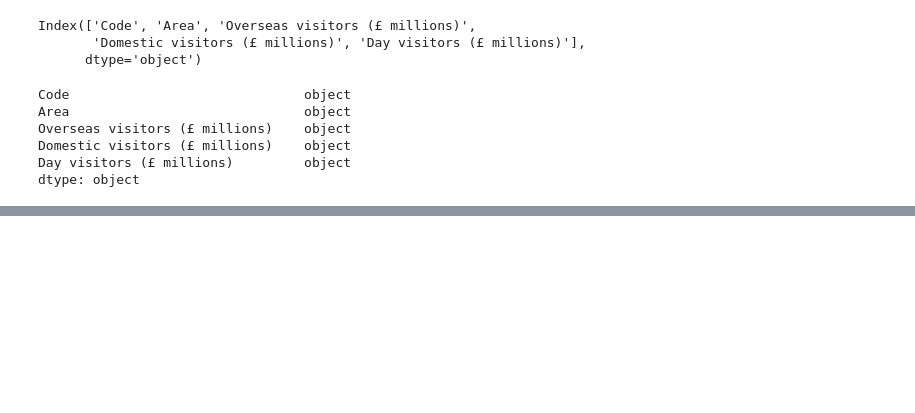
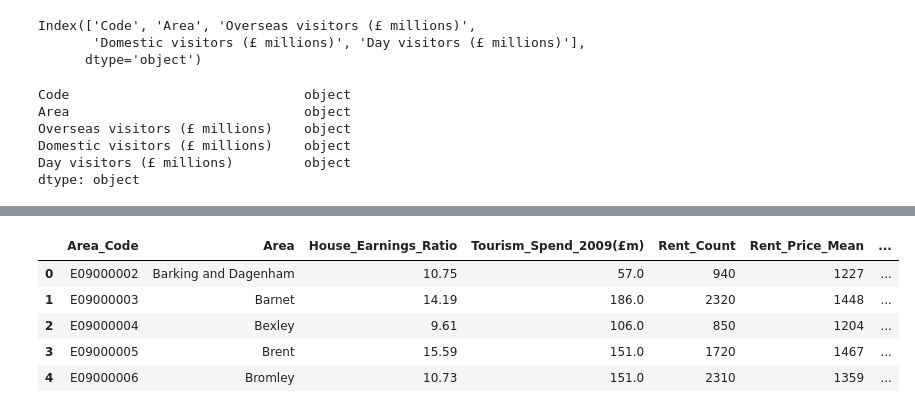
Before and after one commit to MurrayChapman17/QMAssessment3Code, a Jupyter notebook: AssessmentCode.ipynb, the cells around one changed output, grey strips where cells are left out. Drawn from its saved outputs; the diff is of its cells as text; code cells hidden in the pictures; blank space fills up the shorter version.

```diff
--- a/AssessmentCode.ipynb
+++ b/AssessmentCode.ipynb
@@ -45,6 +48,6 @@ ratio.head()
 | 6 | E09000006 | 00AF | Bromley | 10.73 |
 # %%
 # Convert the column to floats, so that it can be plotted
-ratio['r2019'] = pd.to_numeric(ratio['r2019'])
+ratio['House_Earnings_Ratio'] = pd.to_numeric(ratio['House_Earnings_Ratio'])
 ratio.dtypes
 # %% [output]
@@ -204,0 +180,17 @@ y_with_tourism =
+# %%
+# I can now merge the other two dataframes on the Area_Code column
+full_data = y_with_tourism
+# I can't do them both together with merge() so have to iterate
+for df in [rental_data, open_space]:
+    full_data = full_data.merge(df,
+                                on = 'Area_Code',
+                                how = 'inner')
+
+full_data.head()
+# %% [output]
+|  | Area_Code | Area | House_Earnings_Ratio | Tourism_Spend_2009(£m) | Rent_Count | Rent_Price_Mean | ... |
+| 0 | E09000002 | Barking and Dagenham | 10.75 | 57.0 | 940 | 1227 | ... |
+| 1 | E09000003 | Barnet | 14.19 | 186.0 | 2320 | 1448 | ... |
+| 2 | E09000004 | Bexley | 9.61 | 106.0 | 850 | 1204 | ... |
+| 3 | E09000005 | Brent | 15.59 | 151.0 | 1720 | 1467 | ... |
+| 4 | E09000006 | Bromley | 10.73 | 151.0 | 2310 | 1359 | ... |
```
Also changed, not shown: parts of 19 cells of this notebook, 1 other file.
